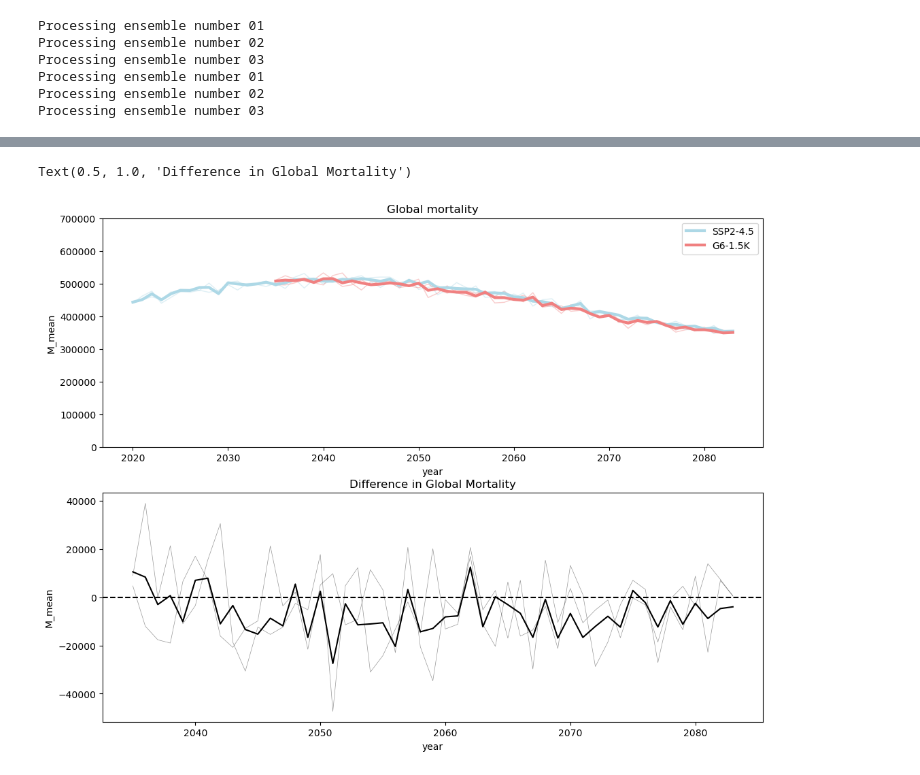
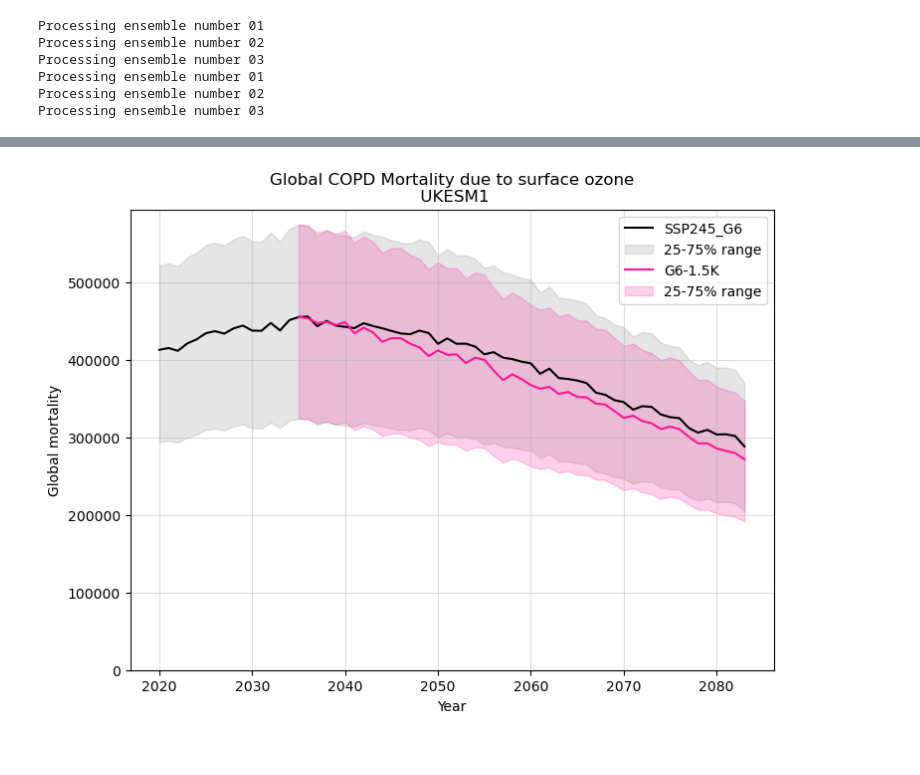
Before and after one commit to awells96/AQ_mortality_workflow, a Jupyter notebook: plotting/mortality/ozone/Global/Plot_global_mortality_timeseries.ipynb, the cells around one changed output, grey strips where cells are left out. Drawn from its saved outputs; the diff is of its cells as text; code cells hidden in the pictures.

Commit message:
changing figures to update new data and be visually better with uncertainty

```diff
--- a/plotting/mortality/ozone/Global/Plot_global_mortality_timeseries.ipynb
+++ b/plotting/mortality/ozone/Global/Plot_global_mortality_timeseries.ipynb
@@ -9,6 +8,6 @@ from matplotlib.gridspec import GridSpec
 from utils.utils import autosize_figure, get_scenario_config
 # %%
-def load_global_mortality_ensemble_members(model, scenario, config):
+def load_global_mortality_ensemble_members(model, scenario, config, n_samples):
     # === Path config ===
     MORT_DIR = f"/glade/work/awells/air_quality/{model}/mortality/ozone/"
 
@@ -19,9 +18,9 @@ def load_global_mortality_ensemble_members(model, scenario, config):
     ensemble = []
     for ens_num in ensemble_members:
         print(f"Processing ensemble number {ens_num:02d}")
-        file = f"Global_mortality_stats_{model}_{scenario}_{ens_num:02d}_{dates}.nc"
+        file = f"Global_mortality_{n_samples}samples_{model}_{scenario}_{ens_num:02d}_{dates}.nc"
         path = os.path.join(MORT_DIR, file)
-        da = xr.open_dataset(path)
+        da = xr.open_dataarray(path)
         ensemble.append(da)
 
     new_da = xr.concat(
@@ -72,23 +61,31 @@ plt.legend()
-# %%
-fig = plt.figure(figsize=autosize_figure(2, 1, xscale_factor=1.5))
-gs = GridSpec(2, 1)  # rows, columns
-
-ax1 = fig.add_subplot(gs[0, 0])
-for ens_num in range(1, 3):
-    da2["M_mean"].sel(ensemble=ens_num).plot(color='lightblue', alpha=0.4, linewidth=1)
-    da1["M_mean"].sel(ensemble=ens_num).plot(color='lightcoral', alpha=0.4, linewidth=1)
-da2["M_mean"].mean("ensemble").plot(color='lightblue', linewidth=3, label="SSP2-4.5")
-da1["M_mean"].mean("ensemble").plot(color='lightcoral', linewidth=3, label="G6-1.5K")
-plt.ylim(0, 700000)
-plt.title("Global mortality")
-plt.legend()
-
-ax2 = fig.add_subplot(gs[1, 0])
-for ens_num in range(1, 3):
-    da["M_mean"].sel(ensemble=ens_num).plot(color='k', alpha=0.4, linewidth=0.5)
-da["M_mean"].mean("ensemble").plot(color='k')
-plt.axhline(0, color='k', linestyle='--')
-plt.title("Difference in Global Mortality")
-# %% [output]
-Text(0.5, 1.0, 'Difference in Global Mortality')
-[figure, removed]
+# %%
+def plotting_data(da, q1, q2):
+    mean = da.mean("samples")
+    p1 = da.quantile(q1, "samples")
+    p2 = da.quantile(q2, "samples")
+    return mean, p1, p2
+# %%
+# Quantiles for plotting uncertainty
+q1 = 0.25
+q2 = 0.75
+label = "25-75% range"
+
+da1_mean, da1_p1, da1_p2 = plotting_data(da1, q1, q2)
+da2_mean, da2_p1, da2_p2 = plotting_data(da2, q1, q2)
+
+plt.figure(figsize=autosize_figure(1, 1))
+plt.plot(da1["year"], da1_mean, color="k", label=scenario1)
+plt.fill_between(da1["year"], da1_p1, da1_p2, color="gray", alpha=0.2, label=label)
+
+plt.plot(da2["year"], da2_mean, color="deeppink", label=scenario2)
+plt.fill_between(da2["year"], da2_p1, da2_p2, color="deeppink", alpha=0.2, label=label)
+
+plt.ylim(bottom=0)
+plt.grid(True, alpha=0.4)
+plt.xlabel("Year")
+plt.ylabel("Global mortality")
+plt.legend()
+plt.title(f"Global COPD Mortality due to surface ozone\n {model}")
+plt.show()
+# %% [output]
+[figure, added]
```
Also changed, not shown: parts of 7 cells of this notebook, 8 other files.
